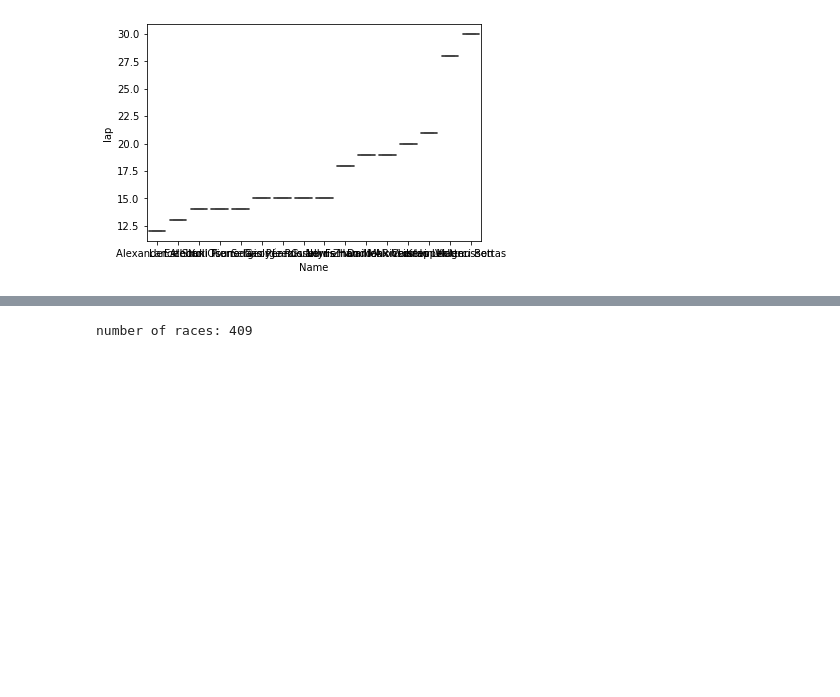
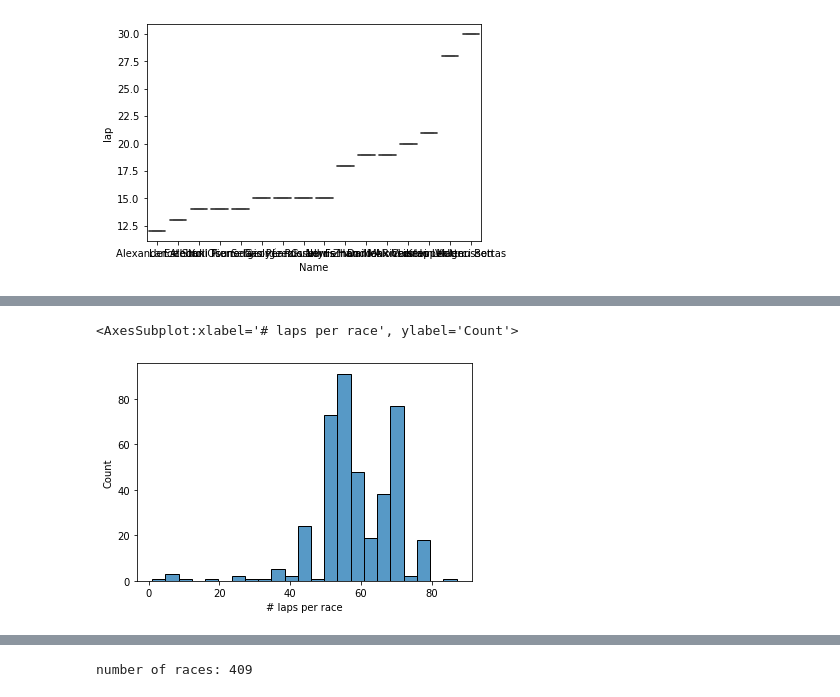
Before and after one commit to ryandouglaskish/MSAI-349-Project, a Jupyter notebook: Exploratory.ipynb, the cells around one changed output, grey strips where cells are left out. Cells and saved outputs as stored; diff of their text form; code cells hidden in the pictures; blank space fills up the shorter version.

```diff
--- a/Exploratory.ipynb
+++ b/Exploratory.ipynb
@@ -126,0 +120,8 @@ x['lap'].min()
+# %%
+# check if drivers have the same number of laps per race, for all races
+n_laps_race = laptime_di.groupby(['raceId','driverId'])['lap'].max().reset_index(name='# laps')
+assert (n_laps_race.groupby(['raceId','driverId'])['# laps'].max() == n_laps_race.groupby(['raceId','driverId'])['# laps'].min()).sum() / len(n_laps_race.groupby(['raceId','driverId'])['# laps'].max()) == 1
+#del n_laps_race
+# %%
+n_laps_per_race = n_laps_race.groupby('raceId')['# laps'].max().reset_index(name='# laps per race').sort_values(['# laps per race'], ascending=False)
+n_laps_per_race
@@ -126,0 +142,5 @@ x['lap'].min()
+# %%
+sns.histplot(n_laps_per_race, x='# laps per race')
+# %% [output]
+<AxesSubplot:xlabel='# laps per race', ylabel='Count'>
+[figure, added]
```
Also changed, not shown: parts of 12 cells of this notebook.
